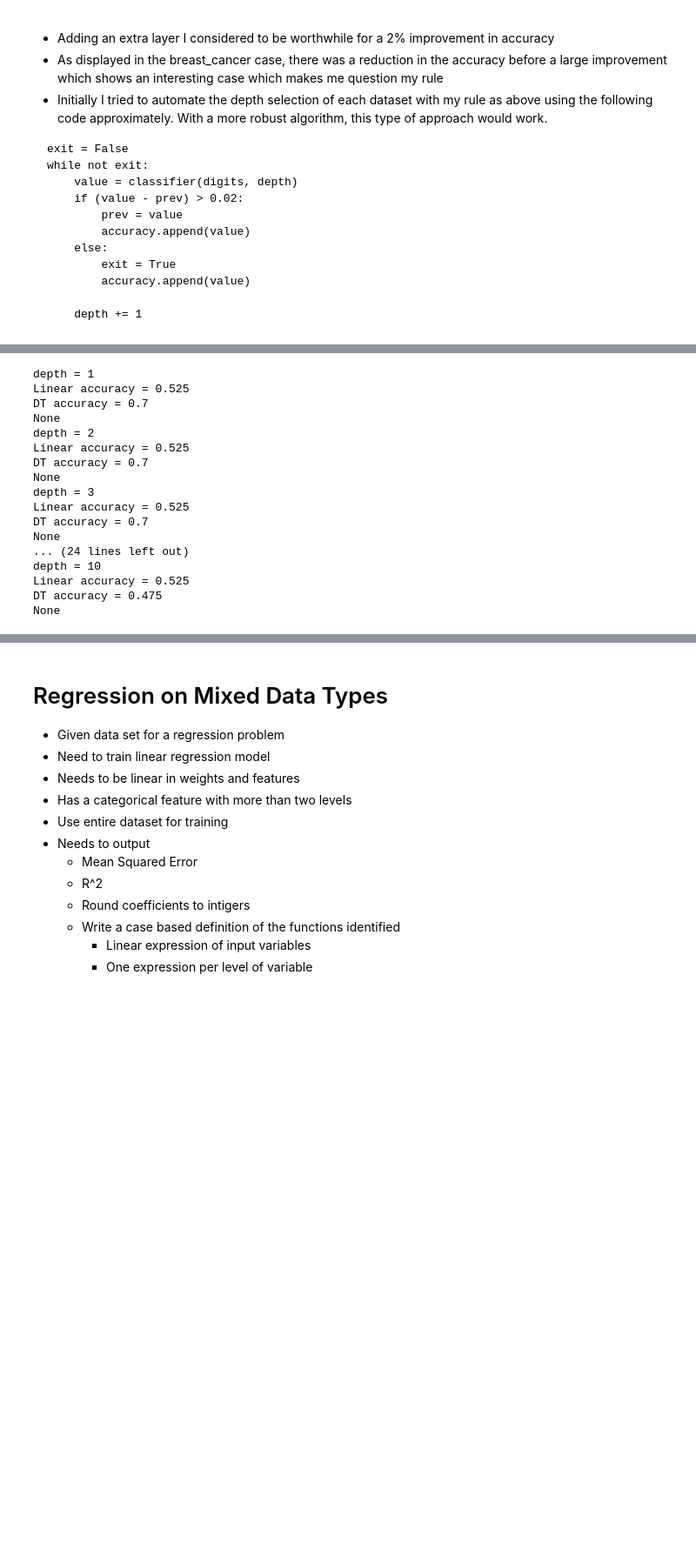
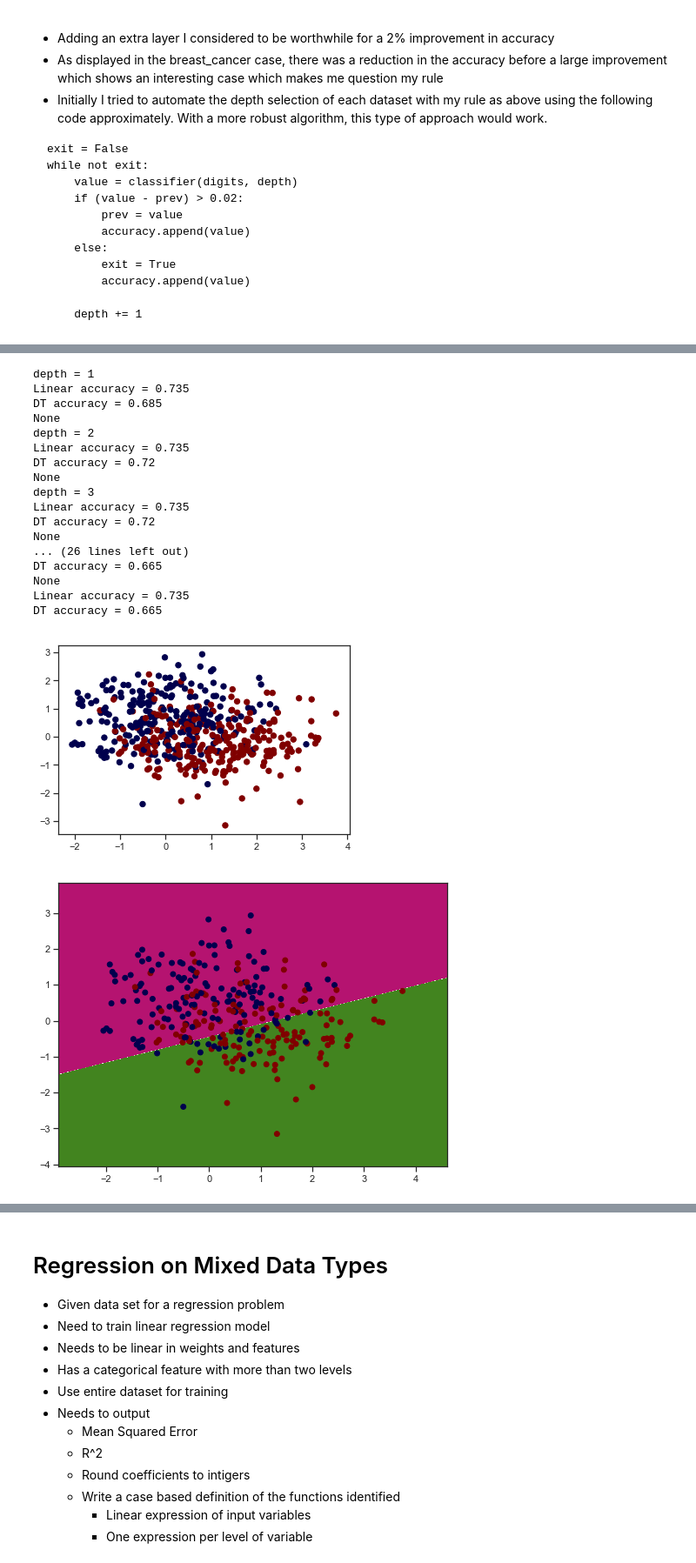
Before and after one commit to t-bingham/ML_Assignment_1, a Jupyter notebook: Assignment 1 Notebook.ipynb, the cells around one changed output, grey strips where cells are left out. Shown: that part at 87% size. Drawn from its saved outputs; the diff is of its cells as text; code cells hidden in the pictures; blank space fills up the shorter version.

Commit message:
Got pretty graphs with good data

```diff
--- a/Assignment 1 Notebook.ipynb
+++ b/Assignment 1 Notebook.ipynb
@@ -208,45 +232,55 @@ graphs = sns.pairplot(iris_sns, kind="reg", x_vars = ["petal_length"], y_vars =
 # %%
-dataset = iris
+X,y = make_moons(500, noise=0.8, random_state=50)
 
 #Split data
-n_samples = len(dataset.data)
-X = dataset.data[50:, (0, 1)]
-y = dataset.target[50:]
+#n_samples = len(dataset.data)
+#X = dataset.data[50:, (0, 1)]
+#y = dataset.target[50:]
 X_train_dataset, X_test_dataset, y_train_dataset, y_test_dataset = train_test_split(X, y,
                                                         test_size=0.4, random_state=50)
-
+plt.scatter(X[:,0], X[:,1], s=40, c=y, cmap=plt.cm.seismic)
 #Train
-def formula(depth):
+def formula(depth, prnt = False):
     linear = Perceptron(random_state=50)
     linear.fit(X_train_dataset, y_train_dataset)
+    z1 = linear.fit(X_train_dataset, y_train_dataset)
     score_linear = linear.score(X_test_dataset, y_test_dataset)
     print("Linear accuracy =", score_linear)
+    if prnt == True:
+        plot_decision_boundary(z1, X_train_dataset, y_train_dataset)
 
     dt = DecisionTreeClassifier(random_state=50, max_depth = depth)
     dt.fit(X_train_dataset, y_train_dataset)
+    z2 = dt.fit(X_train_dataset, y_train_dataset)
     score_dt = dt.score(X_test_dataset, y_test_dataset)
     print("DT accuracy =", score_dt)
+    if prnt == True:
+        plot_decision_boundary(z2, X_train_dataset, y_train_dataset)
 
 for i in range(10):
     print("depth =",(i+1))
     print(formula(i+1))
+formula(10, prnt=True)
+
 
 #Test training
 # %% [output]
 depth = 1
-Linear accuracy = 0.525
-DT accuracy = 0.7
+Linear accuracy = 0.735
+DT accuracy = 0.685
 None
 depth = 2
-Linear accuracy = 0.525
-DT accuracy = 0.7
+Linear accuracy = 0.735
+DT accuracy = 0.72
 None
 depth = 3
-Linear accuracy = 0.525
-DT accuracy = 0.7
+Linear accuracy = 0.735
+DT accuracy = 0.72
 None
-... (24 lines left out)
-depth = 10
-Linear accuracy = 0.525
-DT accuracy = 0.475
+... (26 lines left out)
+DT accuracy = 0.665
 None
+Linear accuracy = 0.735
+DT accuracy = 0.665
+[figure, added]
+[figure, added]
```
Also changed, not shown: parts of 12 cells of this notebook.
